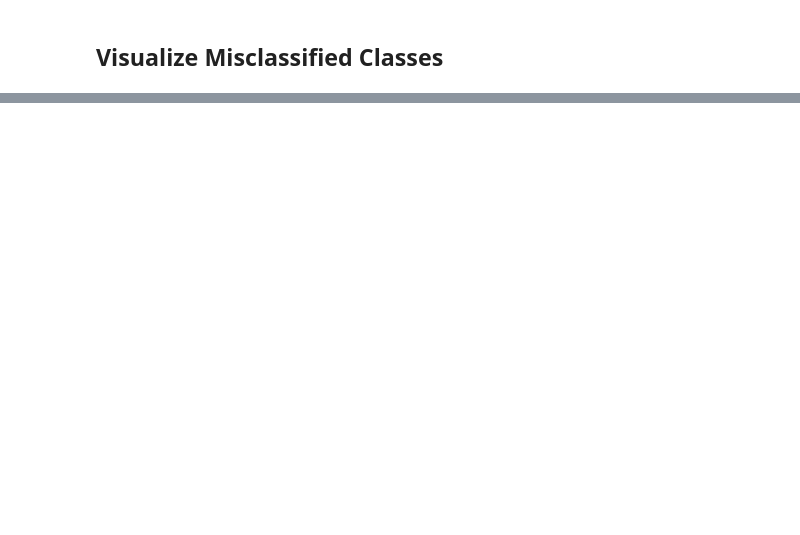
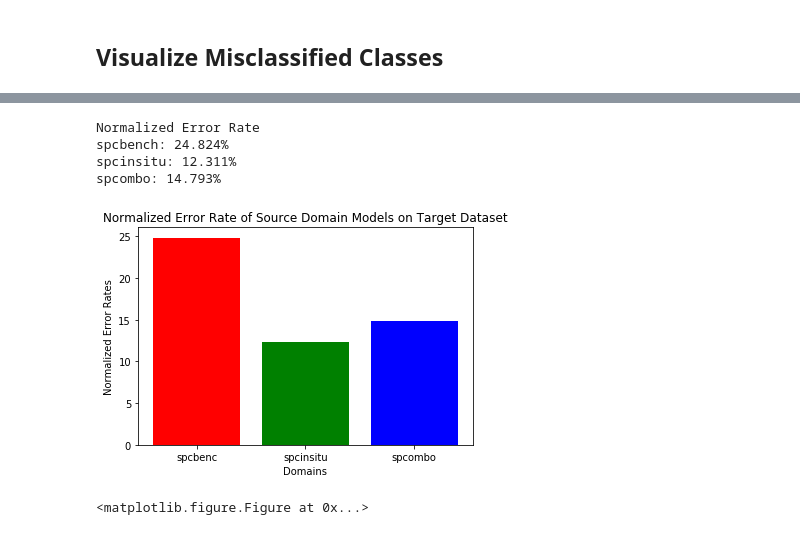
Before and after one commit to ktl014/mpl, a Jupyter notebook: visualize_db.ipynb, the cells around one changed output, grey strips where cells are left out. Drawn from its saved outputs; the diff is of its cells as text; code cells hidden in the pictures; blank space fills up the shorter version.

```diff
--- a/visualize_db.ipynb
+++ b/visualize_db.ipynb
@@ -81,0 +102,9 @@ for i, cls in enumerate(dataset):
+# %%
+filename = '{}-{}_Results.csv'.format(model, exp_num)
+resultsfn = os.path.join(srcpath, filename)
+print("Viewing results for source:{}, dataset:{}, exp:{}\n".format(source, dataset, exp_num))
+with open(resultsfn, 'rb') as csvf:
+    csvreader = csv.reader(csvf, delimiter=',')
+    for row in csvreader:
+        r = '.'.join(row)
+        print r
@@ -115,0 +180,43 @@ Total count: 1821 images, displaying 100 random images
+# %%
+def generateGraphs(errorResults):
+    fig, ax = plt.subplots()
+    bench, insitu, combo = plt.bar(np.arange(1,4), errorResults)
+    bench.set_facecolor('r')
+    insitu.set_facecolor('g')
+    combo.set_facecolor('b')
+    ax.set_xticks(np.arange(1,4))
+    ax.set_xticklabels(['spcbenc','spcinsitu','spcombo'])
+    ax.set_xlabel('Domains'); ax.set_ylabel('Normalized Error Rates'); ax.set_title('Normalized Error Rate of Source Domain Models on Target Dataset')
+    plt.show()
+    plt.savefig('PoE.png')
+
+def getResults(domainpath, expnum):
+    resultsfn = os.path.join(domainpath, expnum, '{}-{}_Results.csv'.format(domainpath.split('/')[6],expnum))
+    with open(resultsfn, 'rb') as csvf:
+        csvreader = csv.reader(csvf, delimiter=',')
+        for row in csvreader:
+            r = '.'.join(row)
+            if r == 'Normalized Error Rate':
+                errorRate = csvreader.next()
+                return float(errorRate[0])
+
+baselinePaths = {
+    'spcbench':'/data4/plankton_wi17/mpl/target_domain/spcbench/bench_finetune',
+    'spcinsitu':'/data4/plankton_wi17/mpl/target_domain/spcinsitu/insitu_finetune',
+    'spcombo':'/data4/plankton_wi17/mpl/target_domain/spcombo/combo_finetune/allv1b-noise100/allv1b-noise100_100-100'
+}
+errorResults = []
+errorResults.append(getResults(baselinePaths['spcbench'], 'exp5'))
+errorResults.append (getResults (baselinePaths['spcinsitu'], 'exp8'))
+errorResults.append (getResults (baselinePaths['spcombo'], 'exp2'))
+print('Normalized Error Rate')
+for i,domain in enumerate(baselinePaths):
+    print('{}: {:0.3f}%'.format(domain, errorResults[i]))
+generateGraphs(errorResults)
+# %% [output]
+Normalized Error Rate
+spcbench: 24.824%
+spcinsitu: 12.311%
+spcombo: 14.793%
+[figure, added]
+<matplotlib.figure.Figure at 0x...>
```
Also changed, not shown: parts of 9 cells of this notebook.
